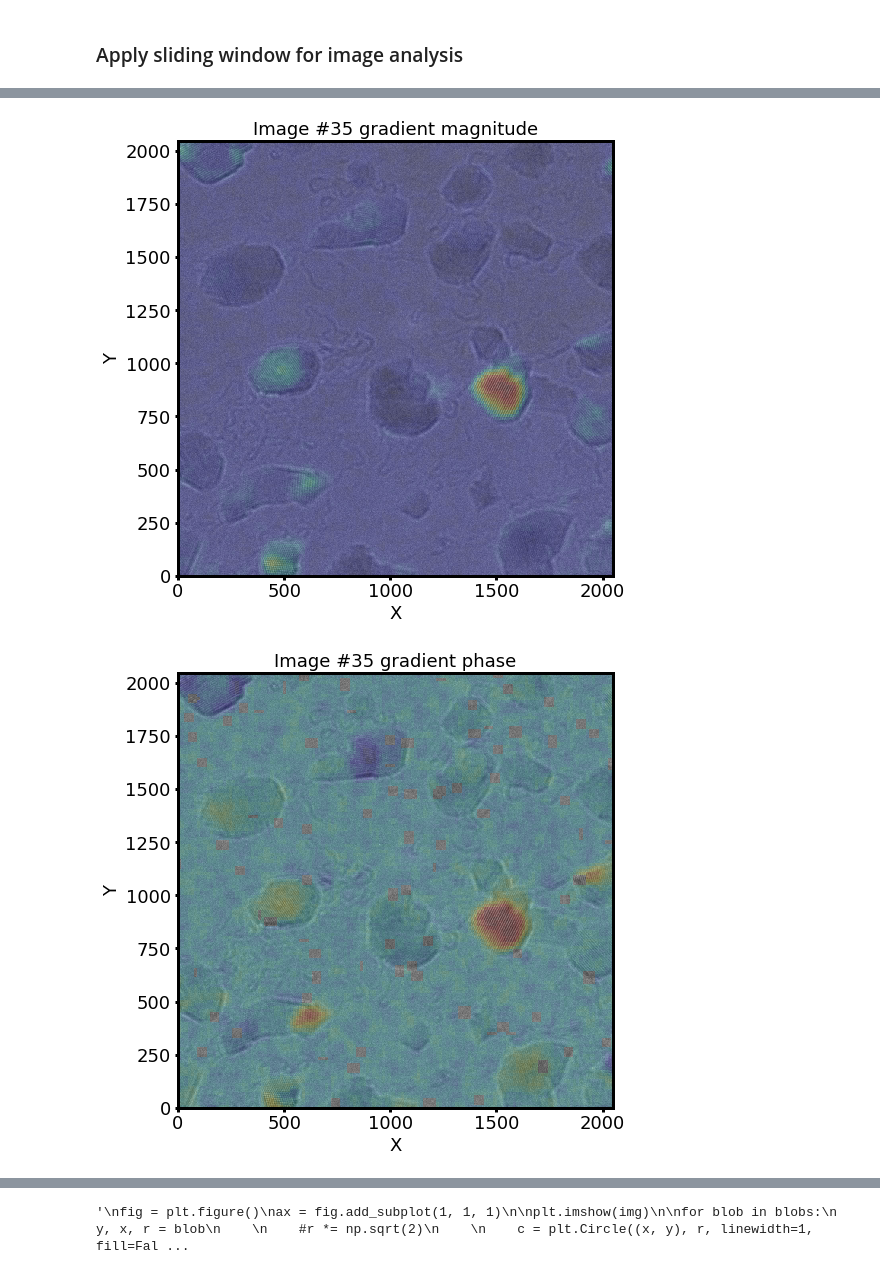
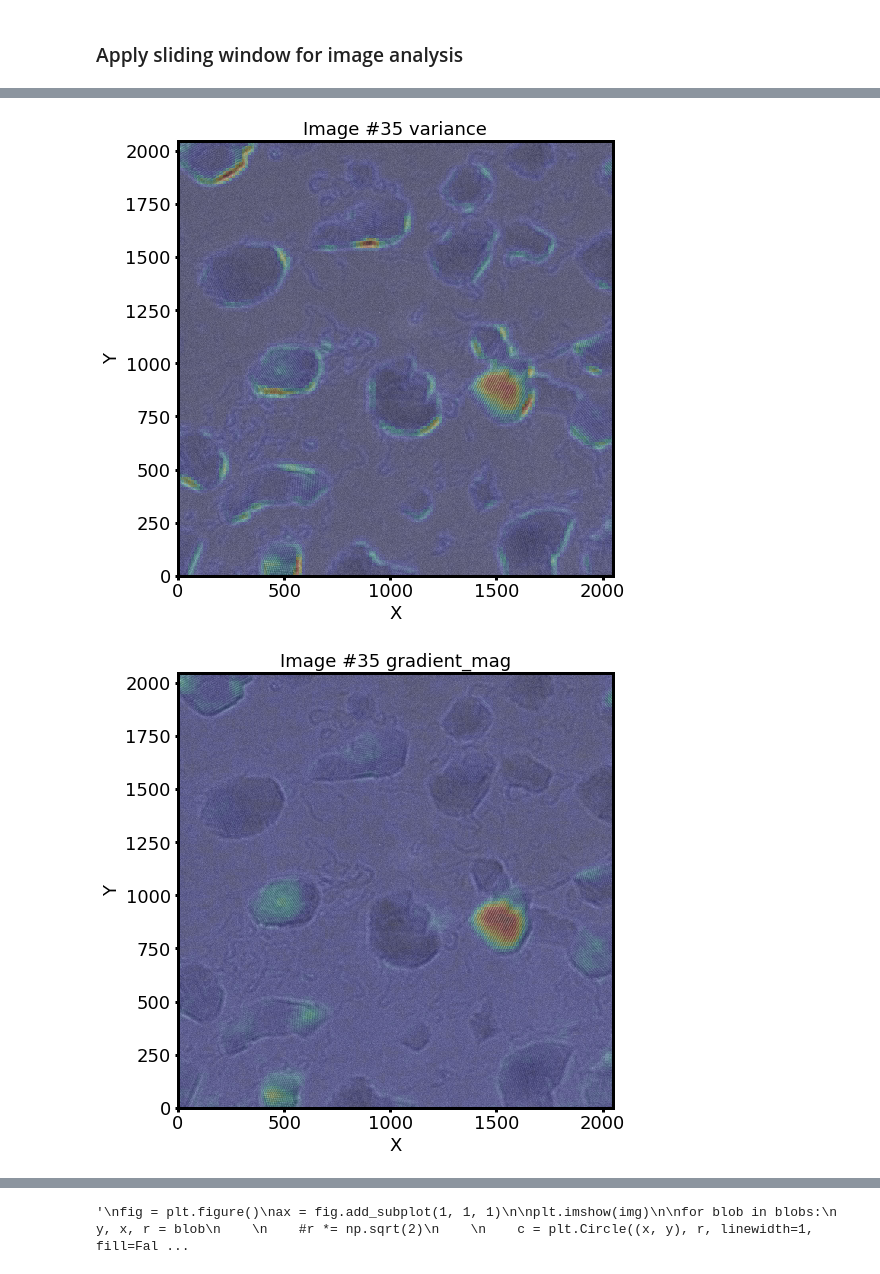
Before and after one commit to ericmuckley/microscopy_analysis, a Jupyter notebook: read_stack.ipynb, the cells around one changed output, grey strips where cells are left out. Drawn from its saved outputs; the diff is of its cells as text; code cells hidden in the pictures.

Commit message:
added variance layer

```diff
--- a/read_stack.ipynb
+++ b/read_stack.ipynb
@@ -70,68 +70,27 @@ Created 18769 sampling windows across (2048, 2048) pixel image
 # %% [markdown]
 ### Apply sliding window for image analysis
 # %%
-def get_gradient_info(img):
-    """Get magnitude and phase of gradient of 2D image."""
-    grad_x, grad_y = np.abs(np.gradient(img))
-    grad_mag = np.mean(np.hypot(grad_x, grad_y))
-    grad_phase = np.mean(np.arctan(grad_y/grad_x))
-    return grad_mag, grad_phase
-
-def map_image(img, slices):
-    """Create maps of an image using a sliding window."""
-    layers = {
-        'gradient_mag': np.zeros_like(img),
-        'gradient_phase': np.zeros_like(img),
-    }
-
-    # loop over each sliding window
-    for w in range(len(slices['s'])):
-
-        # get oversampled window
-        osw = img[slices['os'][w]]
-
-        # get statistics of oversampled window
-        gradient_mag, gradient_phase = get_gradient_info(osw)
-
-        # get slice of sampled window
-        sw = slices['s'][w]
-
-        # save statistics of sampled image window
-        layers['gradient_mag'][sw] = gradient_mag
-        layers['gradient_phase'][sw] = gradient_phase
-
-    return layers
-
-
 # loop over specified images in the image stack
 for i in range(35, d['data'].shape[0], 12):
 
     # selet the image and normalize its intensity from 0 to 1
     img = d['data'][i, :, :]
     img = mm.norm_image(img)
 
-
     # create dictionary of calculated image layers to overlay on original image
-    layers = map_image(img, slices)
+    layers = mm.map_image(img, slices)
 
     # plot the raw image
     plt.imshow(img, extent=d['span'], origin='lower', cmap='gray')
     mm.plot_setup(title='Image #{}'.format(i))
     plt.show()
 
-
-    # plot magnitude of the local gradient
-    plt.imshow(img, extent=d['span'], origin='lower', cmap='gray')
-    plt.imshow(layers['gradient_mag'], origin='lower', cmap='jet', alpha=0.2)
-    mm.plot_setup(title='Image #{} gradient magnitude'.format(i))
-    plt.show()
-
-    # plot the local gradient angle
-    plt.imshow(img, extent=d['span'], origin='lower', cmap='gray')
-    plt.imshow(layers['gradient_phase'], origin='lower', cmap='jet', alpha=0.2)
-    mm.plot_setup(title='Image #{} gradient phase'.format(i))
-    plt.show()
+    for lay in layers:
+        plt.imshow(img, extent=d['span'], origin='lower', cmap='gray')
+        plt.imshow(layers[lay], origin='lower', cmap='jet', alpha=0.2)
+        mm.plot_setup(title='Image #{} {}'.format(i, lay))
+        plt.show()
 # %% [output]
 [figure]
-[figure, old version]
+[figure, new version]
-[figure, old version]
+[figure, new version]
```
Also changed, not shown: parts of 1 cell of this notebook, 1 other file.
